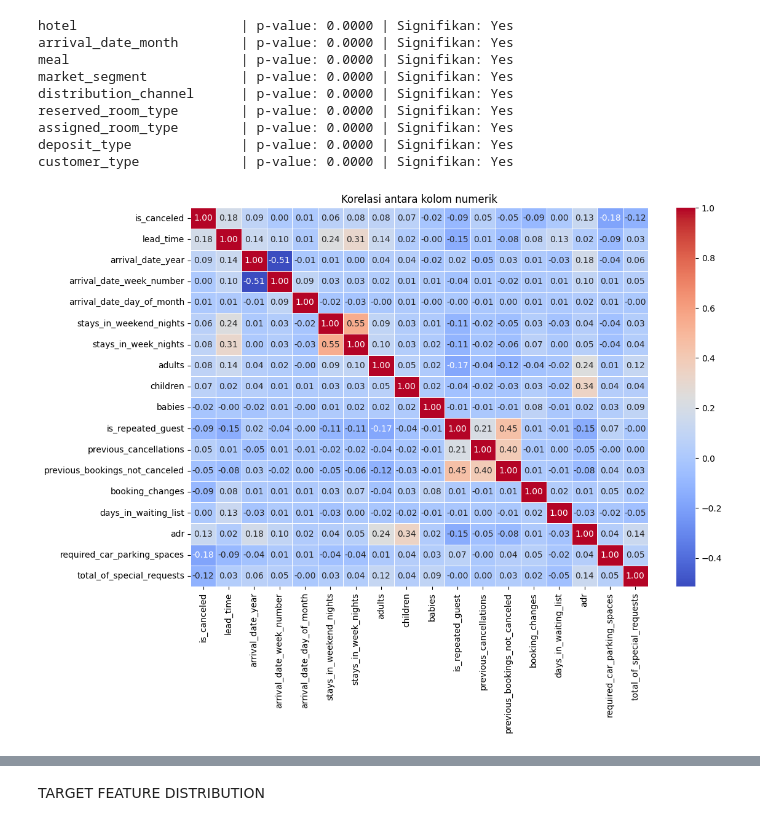
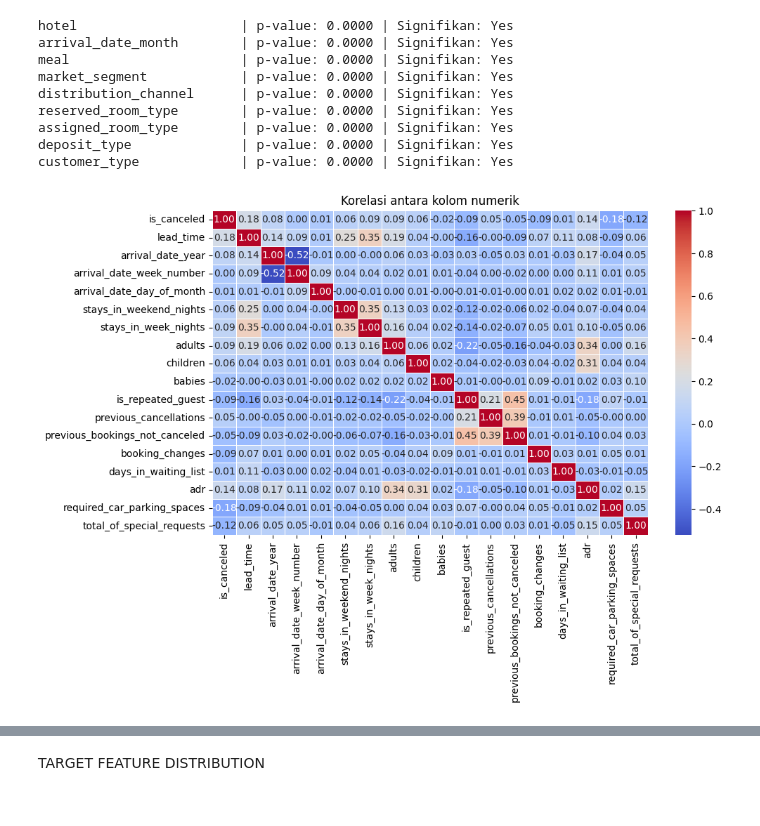
Before and after one commit to alhamfebian/pwdk-final-project-jcds, a Jupyter notebook: HotelDemandBooking.ipynb, the cells around one changed output, grey strips where cells are left out. Drawn from its saved outputs; the diff is of its cells as text; code cells hidden in the pictures.

```diff
--- a/HotelDemandBooking.ipynb
+++ b/HotelDemandBooking.ipynb
@@ -364,7 +368,8 @@ df_null.sort_values('Percentage Null Values', ascending=False)
 # Kolom Company & Agent -> Tidak Relevant untuk analisis, karena tanpa kolom company analisis tetap bisa dilakukan dan juga kolom yang paling banyak missing value
 
 df_hotel_demand_bookings.drop(['company', 'agent'], axis=1, inplace=True)
-df_hotel_demand_bookings.dropna(inplace=True)
+# %%
+df_hotel_demand_bookings = df_hotel_demand_bookings.fillna({'country': 'unknown', 'children': 0.0})
 # %%
 # Melihat kembali apakah masih ada data yang hilang
 
@@ -397,7 +446,7 @@ Data Outlier
 # %%
 num_cols = df_hotel_demand_bookings.select_dtypes(include=[np.number]).columns
 
-fig, axes = plt.subplots(nrows=7, ncols=3, figsize=(15, 30))
+fig, axes = plt.subplots(nrows=6, ncols=3, figsize=(15, 30))
 
 for i, feature in enumerate(num_cols):
     row, col = divmod(i, 3)
@@ -410,0 +504,32 @@ plt.show()
+# %%
+from scipy.stats import median_abs_deviation
+
+df_cleaned = df_hotel_demand_bookings.copy()
+numeric_cols = df_cleaned.select_dtypes(include=['int64', 'float64']).columns
+
+data_outlier = []
+mask = pd.Series([True] * len(df_cleaned), index=df_cleaned.index)
+
+for col in numeric_cols:
+    col_values = df_cleaned[col].values
+    median = np.median(col_values)
+    mad = median_abs_deviation(col_values)
+    if mad == 0:
+        continue  # Skip constant column
+    modified_z = 0.6745 * (col_values - median) / mad
+    col_mask = np.abs(modified_z) < 3.5
+    num_outliers = (~col_mask).sum()
+
+    mask = mask & col_mask
+
+    data_outlier.append([col, median, mad, num_outliers])
+
+df_hotel_demand_bookings = df_cleaned[mask]
+
+df_outlier = pd.DataFrame(
+    data_outlier,
+    columns=['Nama Kolom', 'Median', 'MAD', 'Jumlah Outliers']
+).sort_values('Jumlah Outliers', ascending=False).reset_index(drop=True)
+
+print("Data setelah menghapus outlier:", df_hotel_demand_bookings.shape)
+df_outlier
@@ -598,15 +749,15 @@ customer_type             | p-value: 0.0000 | Signifikan: Yes
 # %%
 # Melihat korelasi antar kolom numerik
 
 num_cols = df_hotel_demand_bookings.select_dtypes(include=[np.number])
 correlation_matrix = num_cols.corr()
 
-plt.figure(figsize=(12, 8))
+plt.figure(figsize=(10, 6))
 sns.heatmap(correlation_matrix, annot=True, fmt=".2f", cmap="coolwarm", linewidths=0.5)
 plt.title("Korelasi antara kolom numerik")
 plt.show()
 # %% [output]
-[figure, old version]
+[figure, new version]
 # %%
 # Melihat pasangan kolom yang memiliki korelasi (positif maupun negatif) tertinggi
 
```
Also changed, not shown: parts of 46 cells of this notebook.
